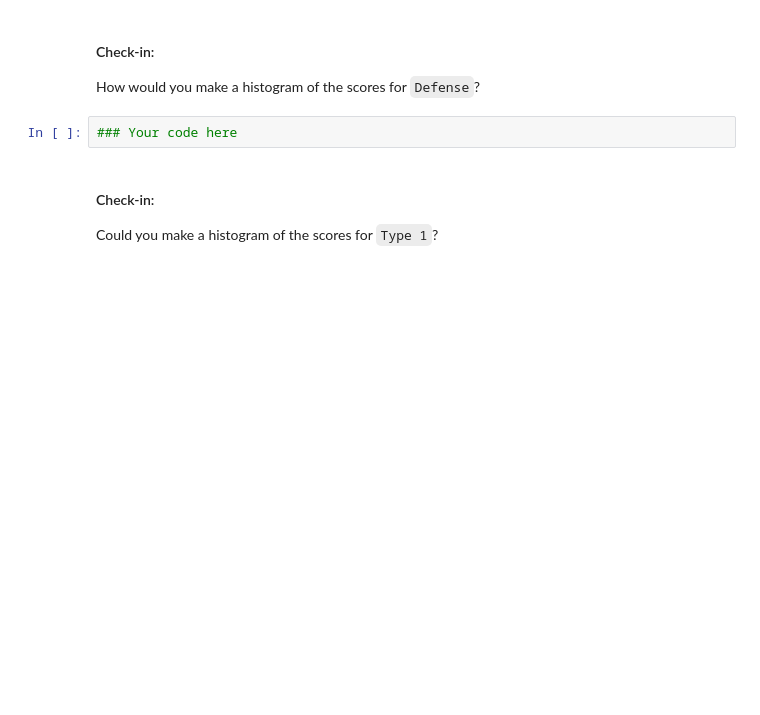
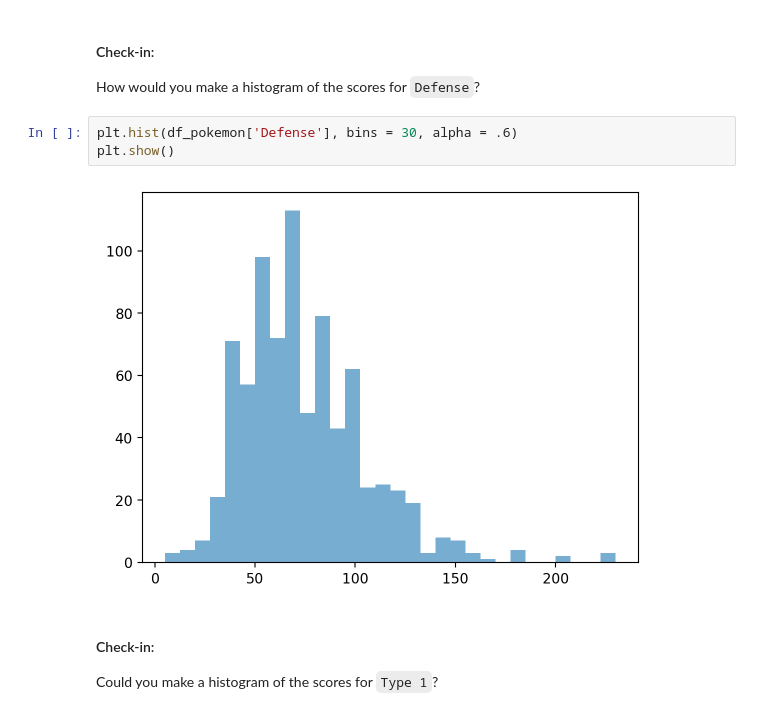
Before and after one commit to PawelNecel05/ds2025, a Jupyter notebook: Exercise5.ipynb, the cells around one changed output. Drawn from its saved outputs; the diff is of its cells as text; blank space fills up the shorter version.

```diff
--- a/Exercise5.ipynb
+++ b/Exercise5.ipynb
@@ -158,7 +158,10 @@ p = plt.hist(df_pokemon['Attack'], alpha = .6)
 
 How would you make a histogram of the scores for `Defense`?
 # %%
-### Your code here
+plt.hist(df_pokemon['Defense'], bins = 30, alpha = .6)
+plt.show()
+# %% [output]
+[figure, added]
 # %% [markdown]
 #### Check-in:
 
```
Also changed, not shown: parts of 15 cells of this notebook.
